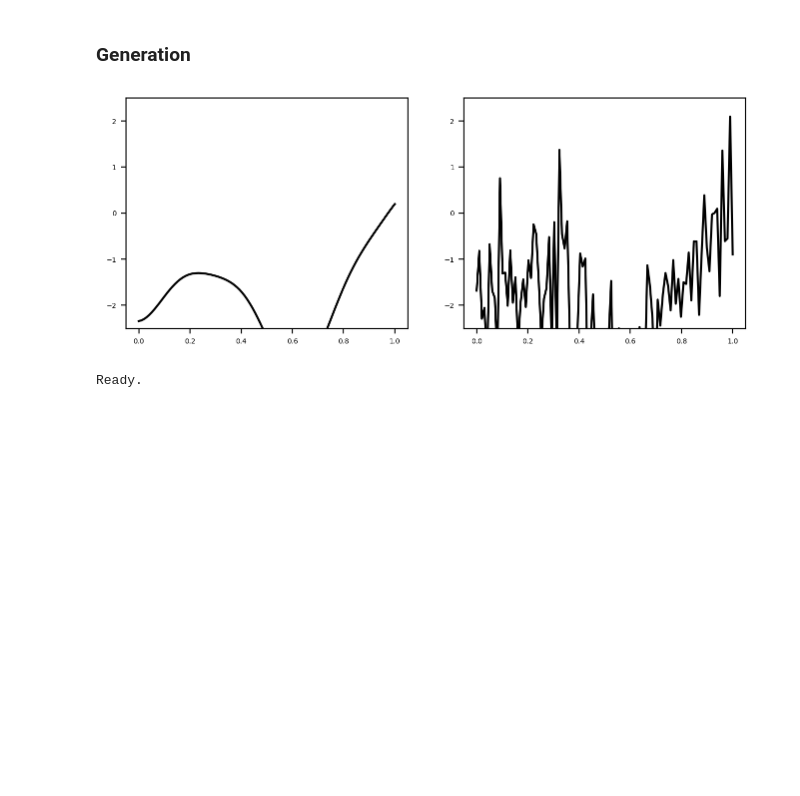
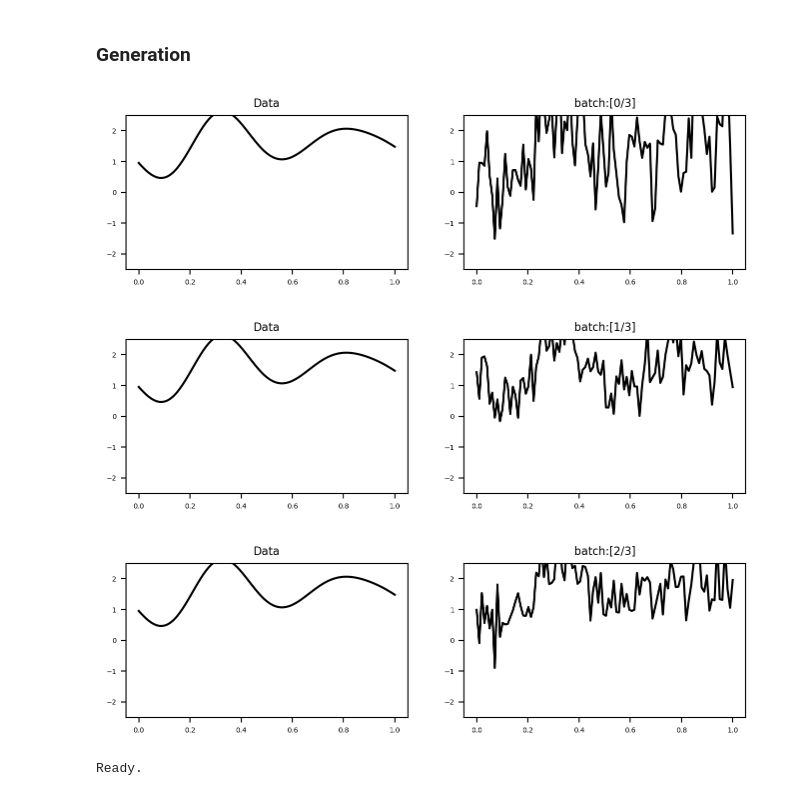
Before and after one commit to sjchoi86/yet-another-diffusion-models, a Jupyter notebook: code/demo_reverse_diffusion.ipynb, the cells around one changed output. Drawn from its saved outputs; the diff is of its cells as text; code cells hidden in the pictures; blank space fills up the shorter version.

Commit message:
Enables batch generation

```diff
--- a/code/demo_reverse_diffusion.ipynb
+++ b/code/demo_reverse_diffusion.ipynb
@@ -368,8 +368,8 @@ Ready.
 # %% [markdown]
 ### Instantiate Dense U-net
 # %%
-DUNet = DenseUNetClass(x_dim=100,pos_emb_dim=32,h_dims=[64,32],z_dim=16,USE_POS_EMB=False)
-print ("[%s] instantiated."%(DUNet.name))
+model = DenseUNetClass(x_dim=100,pos_emb_dim=32,h_dims=[64,32],z_dim=16,USE_POS_EMB=False)
+print ("[%s] instantiated."%(model.name))
 # %% [output]
 [dense_unet] instantiated.
 # %% [markdown]
@@ -391,7 +391,7 @@ Ready
 # %% [markdown]
 ### Train
 # %%
-optm = torch.optim.Adam(DUNet.parameters(),
+optm = torch.optim.Adam(model.parameters(),
                         lr=0.001,betas=(0.9, 0.999),eps=1e-04)
 L,D,BATCH_SIZE,MAX_ITER = 100,1,128,1000
 x_batch = torch.tile(x_0[None,:,:],dims=(BATCH_SIZE,1,1)) # [B x L x D]
@@ -404,12 +404,12 @@ for d_idx in range(D):
     K_chols_np[:,:,d_idx] = np.linalg.cholesky(K+1e-10*np.eye(L,L)) # [L x L]
 K_chols = np2torch(K_chols_np) # [L x L x D]
 # Device
-DUNet.train()
+model.train()
 device = 'cpu'
 for it in range(MAX_ITER):
     optm.zero_grad()
     t = torch.randint(0, dc['T'],(BATCH_SIZE,),device=device).long()
-    loss = get_loss(model=DUNet,x_0=x_batch,K_chols=K_chols,t=t,dc=dc)
+    loss = get_loss(model=model,x_0=x_batch,K_chols=K_chols,t=t,dc=dc)
     loss.backward()
     optm.step()
     if (it % 100) == 0:
@@ -430,53 +430,62 @@ Done.
 # %% [markdown]
 ### Generation
 # %%
-DUNet.eval()
+model.eval()
 device = 'cpu'
-B = 1
+B,L,D = 3,100,1
+
+# Sample x_T from prior
 x_0_dummy = np2torch(np.zeros((B,L,D)))
+steps = torch.zeros(B).type(torch.int64) # [B]
 _,noise = forward_hilbert_diffusion_sample(
-    x_0=x_0_dummy,K_chols=K_chols,steps=torch.Tensor(0),dc=dc,noise_rate=1.0)
-x_T = noise # [B x L x D]
+    x_0=x_0_dummy,K_chols=K_chols,steps=steps,dc=dc,noise_rate=1.0)
+x_T = noise.clone() # [B x L x D]
 x_t = x_T.clone()
+
+# Generate
 for t in range(0,dc['T'])[::-1]:
     t_torch = torch.full((1,), t,device=device,dtype=torch.long)
     x_t # [B x L x D]
     x_t_flat = x_t.reshape(x_t.shape[0],-1) # [B x LD]
-    eps_t = DUNet(x=x_t_flat,t=t_torch) # [B x LD]
+    eps_t = model(x=x_t_flat,t=t_torch) # [B x LD]
     eps_t_unflat = eps_t.reshape_as(x_t) # [B x L x D]
     # Diffusion constants
     betas_t = gather_and_reshape(
         values=dc['betas'],steps=t_torch,x_shape=x_t.shape) # [B x 1 x 1]
     sqrt_one_minus_alphas_bar_t = gather_and_reshape(
         values=dc['sqrt_one_minus_alphas_bar'],steps=t_torch,x_shape=x_t.shape)
     sqrt_recip_alphas_t = gather_and_reshape(
         values=dc['sqrt_recip_alphas'],steps=t_torch,x_shape=x_t.shape)
     # Compute posterior mean
     model_mean_t = sqrt_recip_alphas_t * (
         x_t - betas_t*eps_t_unflat/sqrt_one_minus_alphas_bar_t
     ) # [B x L x D]
     # Compute correlated noise
     x_0_dummy = np2torch(np.zeros((B,L,D)))
+    steps = torch.zeros(B).type(torch.int64) # [B]
     _,noise_t = forward_hilbert_diffusion_sample(
-        x_0=x_0_dummy,K_chols=K_chols,steps=torch.Tensor(0),dc=dc,noise_rate=1.0)
+        x_0=x_0_dummy,K_chols=K_chols,steps=steps,dc=dc,noise_rate=1.0)
     noise_t # [B x L x D]
     # Compute posterior variance
     posterior_variance_t = betas_t
     # Sample
     if t == 0: # last sampling, use mean
         x_t = model_mean_t
     else:
         x_t = model_mean_t + torch.sqrt(posterior_variance_t) * noise_t
 # Plot
-plt.figure(figsize=(8,3))
-plt.subplot(1,2,1)
-plt.plot(times,torch2np(x_0),ls='-',color='k')
-plt.ylim(-2.5,+2.5)
-plt.subplot(1,2,2)
-plt.plot(times,torch2np(x_t).squeeze(),ls='-',color='k')
-plt.ylim(-2.5,+2.5)
-plt.show()
+for b_idx in range(B):
+    plt.figure(figsize=(8,2))
+    plt.subplot(1,2,1)
+    plt.plot(times,torch2np(x_0),ls='-',color='k')
+    plt.title('Data',fontsize=8); plt.ylim(-2.5,+2.5)
+    plt.subplot(1,2,2)
+    plt.plot(times,torch2np(x_t)[b_idx,:],ls='-',color='k')
+    plt.title('batch:[%d/%d]'%(b_idx,B),fontsize=8); plt.ylim(-2.5,+2.5)
+    plt.show()
 print ("Ready.")
 # %% [output]
-[figure, old version]
+[figure, new version]
+[figure, added]
+[figure, added]
 Ready.
```
Also changed, not shown: parts of 3 cells of this notebook.
